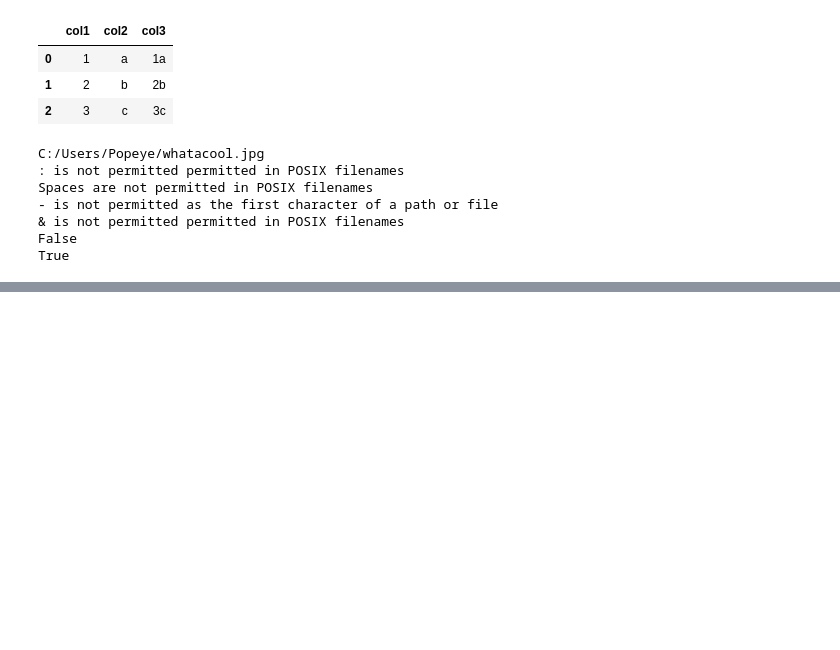
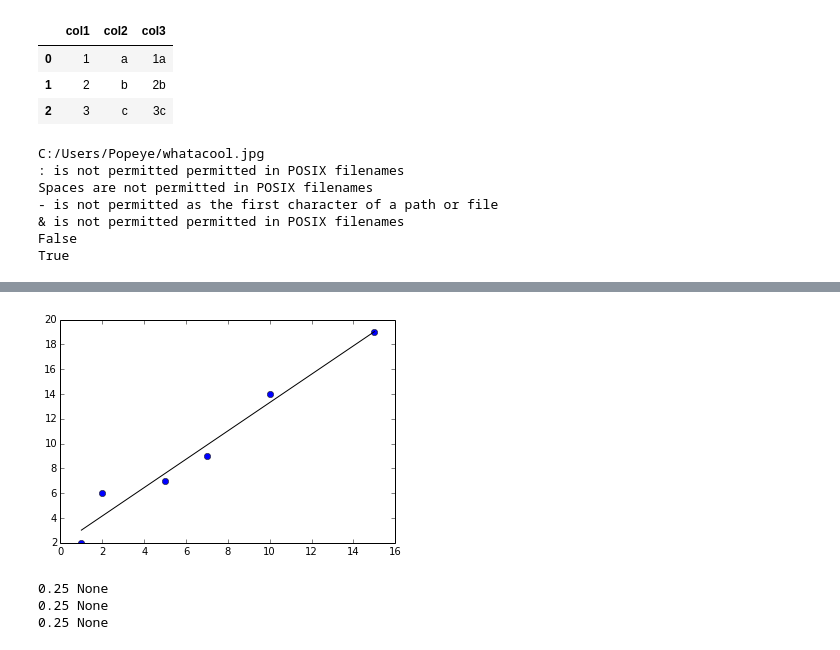
Before and after one commit to Prooffreader/Prooffreader_snippets, a Jupyter notebook: Snippets.ipynb, the cells around one changed output, grey strips where cells are left out. Drawn from its saved outputs; the diff is of its cells as text; code cells hidden in the pictures; blank space fills up the shorter version.

```diff
--- a/Snippets.ipynb
+++ b/Snippets.ipynb
@@ -330,0 +562,47 @@ True
+# %%
+# basic linear regression from http://scipy-central.org/item/16/2/basic-linear-regression
+
+%matplotlib inline
+
+import numpy as np
+import pylab
+from scipy import stats
+
+# Fit the model
+x = np.array([1, 2, 5, 7, 10, 15])
+y = np.array([2, 6, 7, 9, 14, 19])
+slope, intercept, r_value, p_value, slope_std_error = stats.linregress(x, y)
+
+# Calculate some additional outputs
+predict_y = intercept + slope * x
+pred_error = y - predict_y
+degrees_of_freedom = len(x) - 2
+residual_std_error = np.sqrt(np.sum(pred_error**2) / degrees_of_freedom)
+
+# Plotting
+pylab.plot(x, y, 'o')
+pylab.plot(x, predict_y, 'k-')
+pylab.show()
+# %% [output]
+[figure, added]
+# %%
+# examples of #functions and #lambda functions
+
+def thefunc(x):
+    if 0 <= x <= 1:
+        return x ** 2
+    else:
+        return None
+
+def shortfunc(x):
+    return x ** 2 if 0 <= x < 1 else None
+
+f = lambda x: x** 2 if 0 <= x < 1 else None
+
+print thefunc(0.5), thefunc(2)
+print shortfunc(0.5), shortfunc(2)
+print f(0.5), f(2)
+# %% [output]
+0.25 None
+0.25 None
+0.25 None
```
Also changed, not shown: parts of 15 cells of this notebook.
